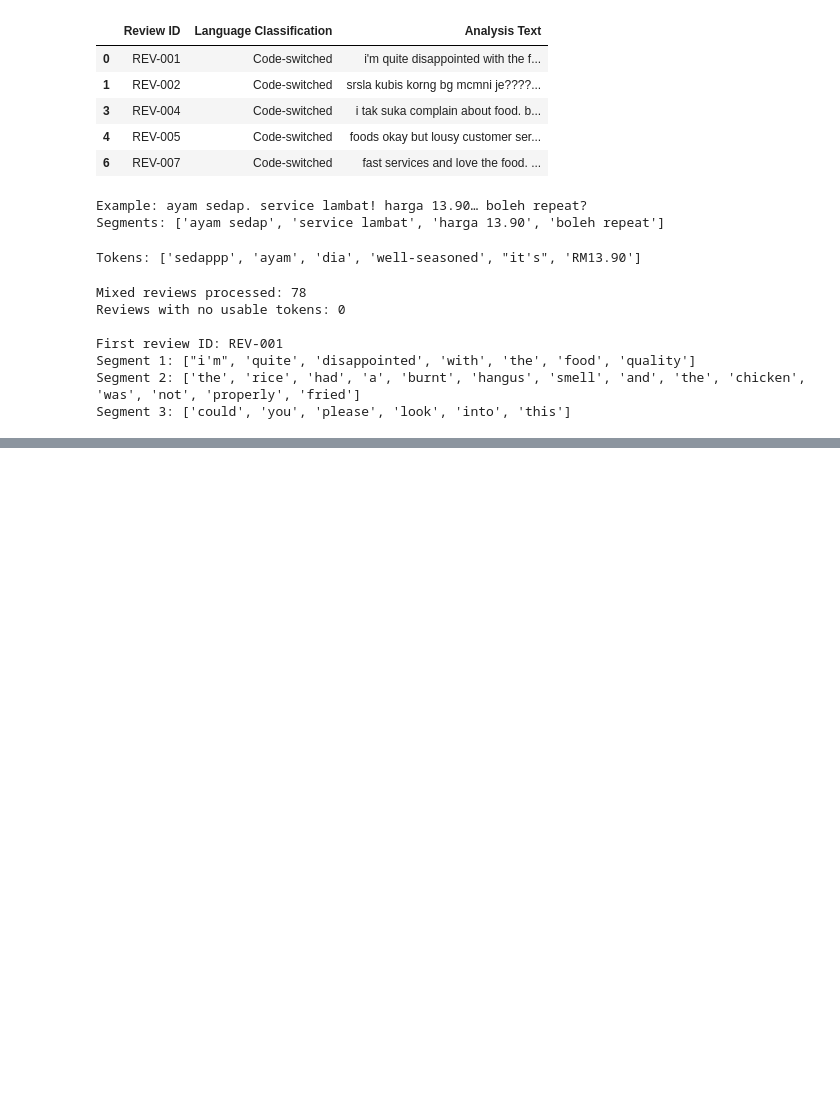
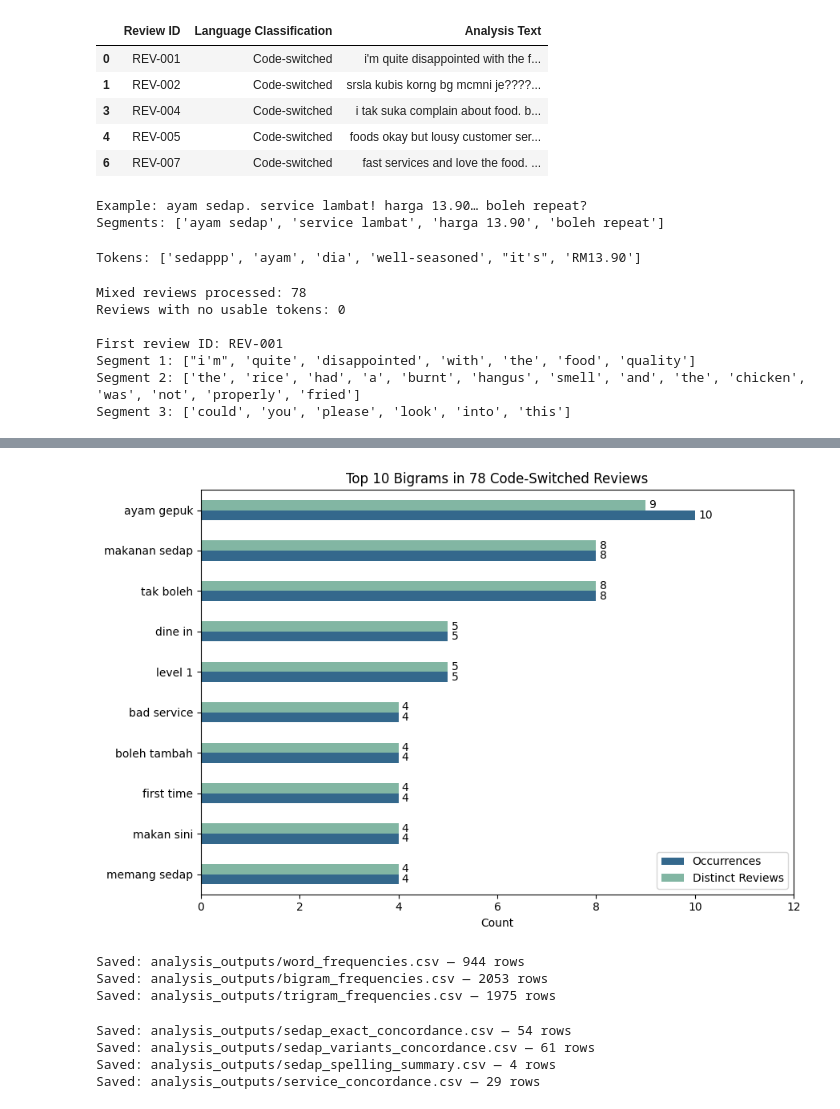
Before and after one commit to Nazarick0912/CPC353, a Jupyter notebook: CPC353_Assignment_1.ipynb, the cells around one changed output, grey strips where cells are left out. Cells and saved outputs as stored; diff of their text form; code cells hidden in the pictures; blank space fills up the shorter version.

```diff
--- a/CPC353_Assignment_1.ipynb
+++ b/CPC353_Assignment_1.ipynb
@@ -401,0 +918,70 @@ Segment 3: ['could', 'you', 'please', 'look', 'into', 'this']
+# %%
+# Compare occurrences and distinct-review counts for the top 10 bigrams.
+# Use the existing frequency ranking without changing the results.
+
+top_bigrams = bigram_results.head(10).iloc[::-1]
+
+ax = top_bigrams.set_index("Bigram")[
+    ["Occurrences", "Distinct Reviews"]
+].plot.barh(
+    figsize=(9, 6),
+    color=["#34688C", "#82B6A3"]
+)
+
+for bars in ax.containers:
+    ax.bar_label(bars, padding=3)
+
+ax.set_title("Top 10 Bigrams in 78 Code-Switched Reviews")
+ax.set_xlabel("Count")
+ax.set_ylabel("")
+ax.set_xlim(0, top_bigrams["Occurrences"].max() + 2)
+ax.legend(title="")
+
+plt.tight_layout()
+plt.show()
+# %% [output]
+[figure, added]
+# %%
+# Save word, bigram, and trigram results as separate CSV files.
+# Use UTF-8 encoding with BOM for convenient opening in Excel.
+# These exports do not change the original review dataset.
+
+from pathlib import Path
+
+OUTPUT_DIR = Path("analysis_outputs")
+OUTPUT_DIR.mkdir(exist_ok=True)
+
+frequency_tables = {
+    "word_frequencies.csv": word_results,
+    "bigram_frequencies.csv": bigram_results,
+    "trigram_frequencies.csv": trigram_results
+}
+
+for filename, table in frequency_tables.items():
+    destination = OUTPUT_DIR / filename
+    table.to_csv(destination, index=False, encoding="utf-8-sig")
+    print(f"Saved: {destination} — {len(table)} rows")
+# %% [output]
+Saved: analysis_outputs/word_frequencies.csv — 944 rows
+Saved: analysis_outputs/bigram_frequencies.csv — 2053 rows
+Saved: analysis_outputs/trigram_frequencies.csv — 1975 rows
+# %%
+# Save concordance tables and the supplementary spelling summary.
+# Preserve original text excerpts and source links for interpretation.
+
+concordance_tables = {
+    "sedap_exact_concordance.csv": sedap_concordance,
+    "sedap_variants_concordance.csv": sedap_variant_concordance,
+    "sedap_spelling_summary.csv": sedap_spelling_summary,
+    "service_concordance.csv": service_concordance
+}
+
+for filename, table in concordance_tables.items():
+    destination = OUTPUT_DIR / filename
+    table.to_csv(destination, index=False, encoding="utf-8-sig")
+    print(f"Saved: {destination} — {len(table)} rows")
+# %% [output]
+Saved: analysis_outputs/sedap_exact_concordance.csv — 54 rows
+Saved: analysis_outputs/sedap_variants_concordance.csv — 61 rows
+Saved: analysis_outputs/sedap_spelling_summary.csv — 4 rows
+Saved: analysis_outputs/service_concordance.csv — 29 rows
```
Also changed, not shown: parts of 18 cells of this notebook.
